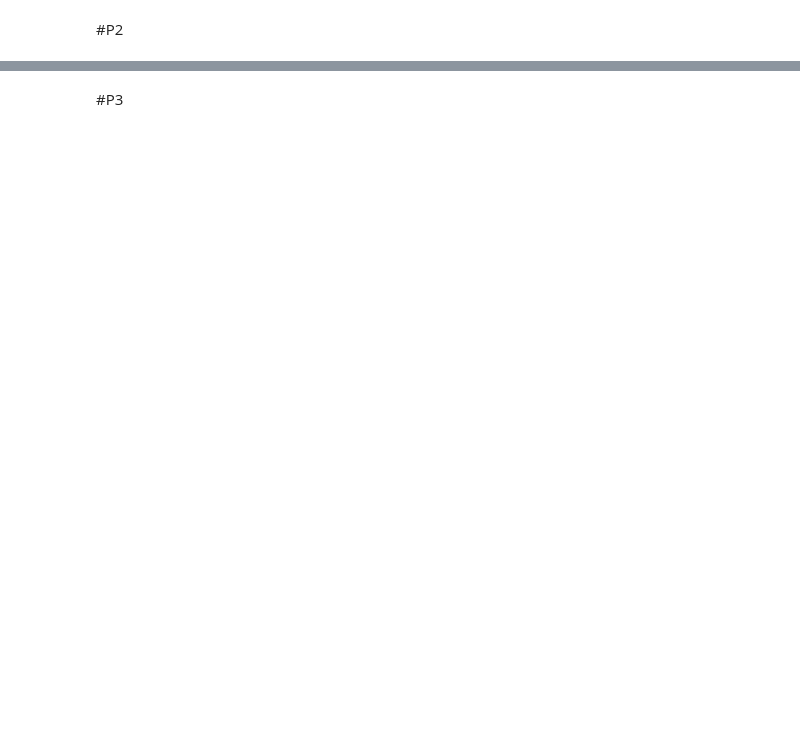
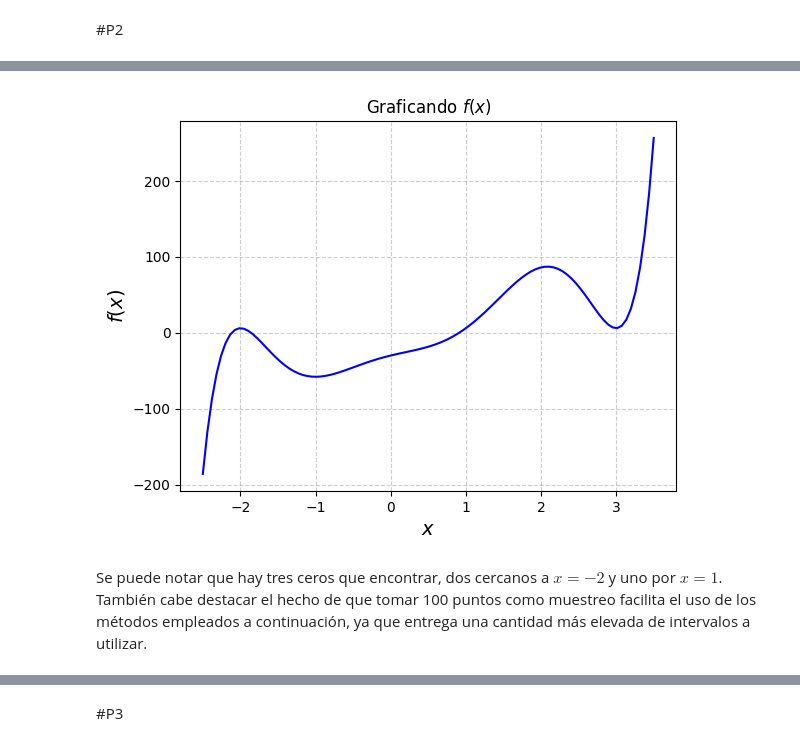
Before and after one commit to conichito/F3104, a Jupyter notebook: Tarea 3/tarea3.ipynb, the cells around one changed output, grey strips where cells are left out. Cells and saved outputs as stored; diff of their text form; code cells hidden in the pictures; blank space fills up the shorter version.

```diff
--- a/Tarea 3/tarea3.ipynb
+++ b/Tarea 3/tarea3.ipynb
@@ -49,0 +105,4 @@ El método RK2 es estable cuando $-2 \leq h\lambda \leq 0$.
+# %%
+# Definimos b_prime como P*b
+b_prime = np.dot(P, b)
+print('b_prime=', b_prime)
@@ -49,0 +111,4 @@ El método RK2 es estable cuando $-2 \leq h\lambda \leq 0$.
+# %%
+for i in range(N):
+    y[i] = b_prime[i] - np.dot(L[i,:i],y[:i])
+print('y=',y)
@@ -49,0 +117,4 @@ El método RK2 es estable cuando $-2 \leq h\lambda \leq 0$.
+# %%
+for i in range(N-1, -1, -1):
+    x[i] = (y[i] - np.dot(A[i, i+1:], x[i+1:])) / A[i, i]
+print('x=',x)
@@ -119,0 +146,27 @@ plt.show()
+# %%
+# Definimos P(x)
+def P(x):
+  return (x**7
+        - 3*x**6
+        - 8*x**5
+        + 20*x**4
+        + 15*x**3
+        - 13*x**2
+        + 24*x - 30)
+# %%
+# Graficamos P(x)
+a, b, N = -2.5, 3.5, 100
+x = np.linspace(a, b, N)
+y = P(x)
+
+plt.plot(x, y, color='blue')
+plt.title('Graficando $f(x)$')
+plt.xlabel("$x$", fontsize=14)
+plt.ylabel("$f(x)$", fontsize=14)
+plt.grid(True, ls = '--', c = 'k', alpha = 0.2)
+
+plt.show()
+# %% [output]
+[figure, added]
+# %% [markdown]
+Se puede notar que hay tres ceros que encontrar, dos cercanos a $x=-2$ y uno por $x=1$. También cabe destacar el hecho de que tomar 100 puntos como muestreo facilita el uso de los métodos empleados a continuación, ya que entrega una cantidad más elevada de intervalos a utilizar.
```
Also changed, not shown: parts of 23 cells of this notebook.
